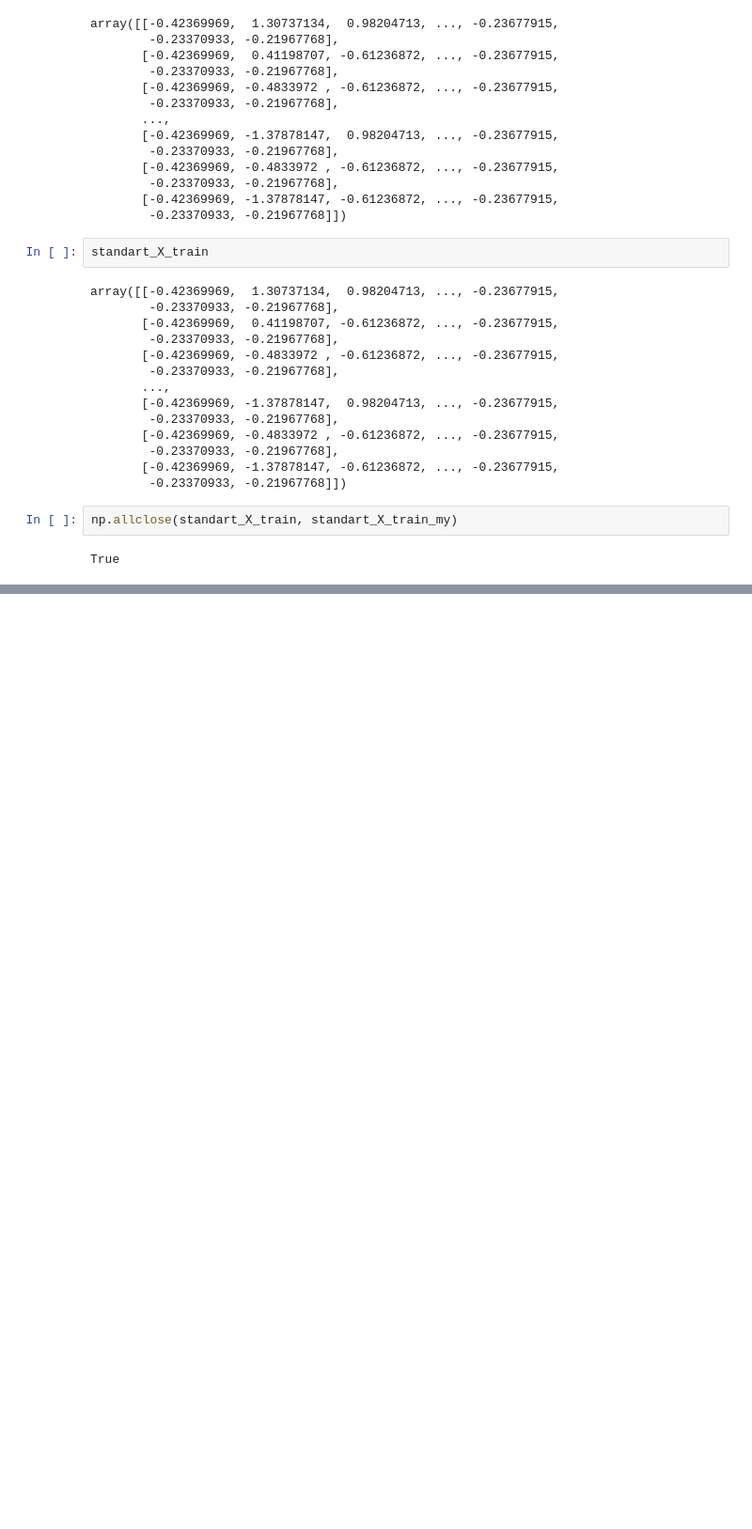
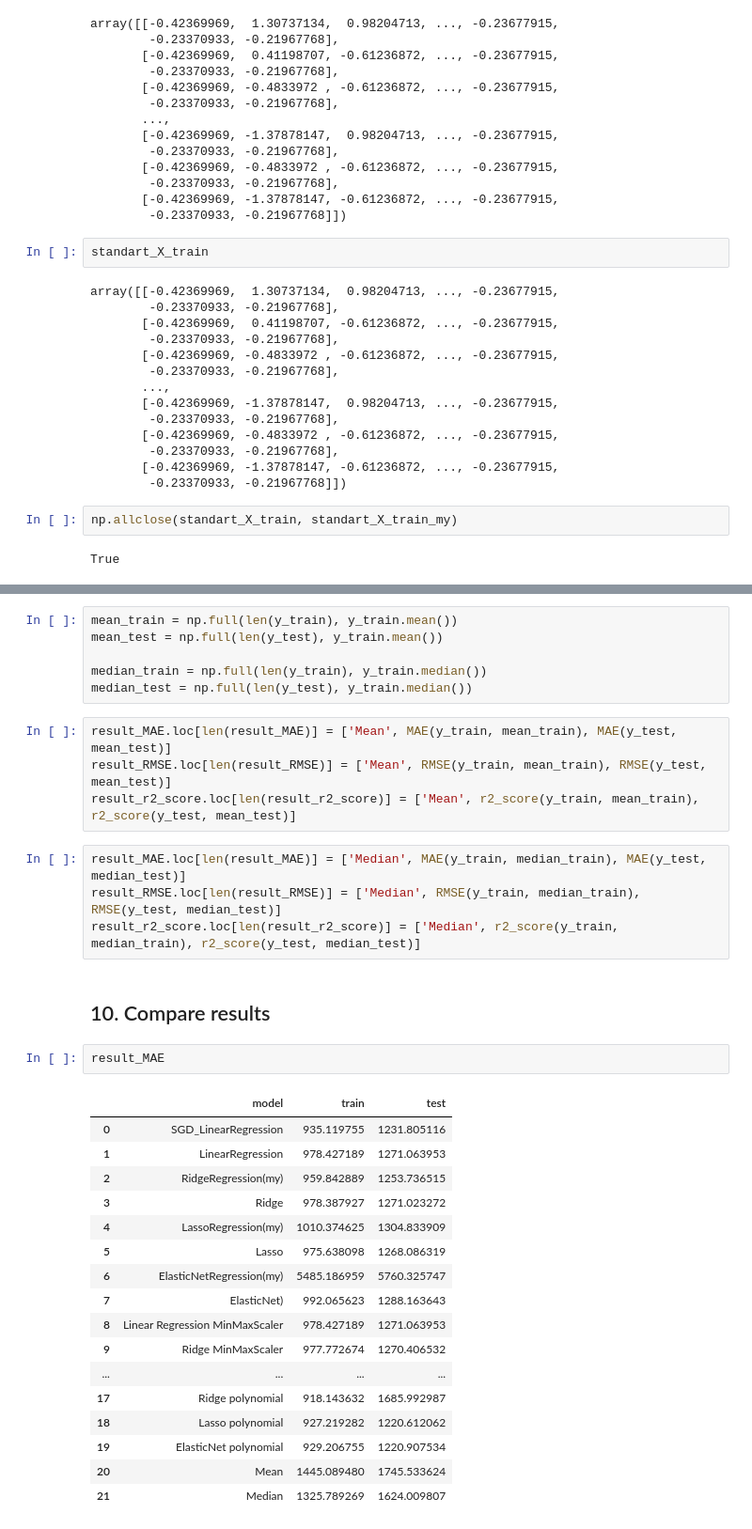
Before and after one commit to adellabr/LinearRegression, a Jupyter notebook: ML2.ipynb, the cells around one changed output, grey strips where cells are left out. Shown: that part at 94% size. Saved outputs shown, nothing was run; the diff lists cells and outputs as text; blank space fills up the shorter version.

```diff
--- a/ML2.ipynb
+++ b/ML2.ipynb
@@ -646,0 +817,36 @@ True
+# %%
+mean_train = np.full(len(y_train), y_train.mean())
+mean_test = np.full(len(y_test), y_train.mean())
+
+median_train = np.full(len(y_train), y_train.median())
+median_test = np.full(len(y_test), y_train.median())
+# %%
+result_MAE.loc[len(result_MAE)] = ['Mean', MAE(y_train, mean_train), MAE(y_test, mean_test)]
+result_RMSE.loc[len(result_RMSE)] = ['Mean', RMSE(y_train, mean_train), RMSE(y_test, mean_test)]
+result_r2_score.loc[len(result_r2_score)] = ['Mean', r2_score(y_train, mean_train), r2_score(y_test, mean_test)]
+# %%
+result_MAE.loc[len(result_MAE)] = ['Median', MAE(y_train, median_train), MAE(y_test, median_test)]
+result_RMSE.loc[len(result_RMSE)] = ['Median', RMSE(y_train, median_train), RMSE(y_test, median_test)]
+result_r2_score.loc[len(result_r2_score)] = ['Median', r2_score(y_train, median_train), r2_score(y_test, median_test)]
+# %% [markdown]
+## 10. Compare results
+# %%
+result_MAE
+# %% [output]
+|  | model | train | test |
+| 0 | SGD_LinearRegression | 935.119755 | 1231.805116 |
+| 1 | LinearRegression | 978.427189 | 1271.063953 |
+| 2 | RidgeRegression(my) | 959.842889 | 1253.736515 |
+| 3 | Ridge | 978.387927 | 1271.023272 |
+| 4 | LassoRegression(my) | 1010.374625 | 1304.833909 |
+| 5 | Lasso | 975.638098 | 1268.086319 |
+| 6 | ElasticNetRegression(my) | 5485.186959 | 5760.325747 |
+| 7 | ElasticNet) | 992.065623 | 1288.163643 |
+| 8 | Linear Regression MinMaxScaler | 978.427189 | 1271.063953 |
+| 9 | Ridge MinMaxScaler | 977.772674 | 1270.406532 |
+| ... | ... | ... | ... |
+| 17 | Ridge polynomial | 918.143632 | 1685.992987 |
+| 18 | Lasso polynomial | 927.219282 | 1220.612062 |
+| 19 | ElasticNet polynomial | 929.206755 | 1220.907534 |
+| 20 | Mean | 1445.089480 | 1745.533624 |
+| 21 | Median | 1325.789269 | 1624.009807 |
```
Also changed, not shown: parts of 60 cells of this notebook.
